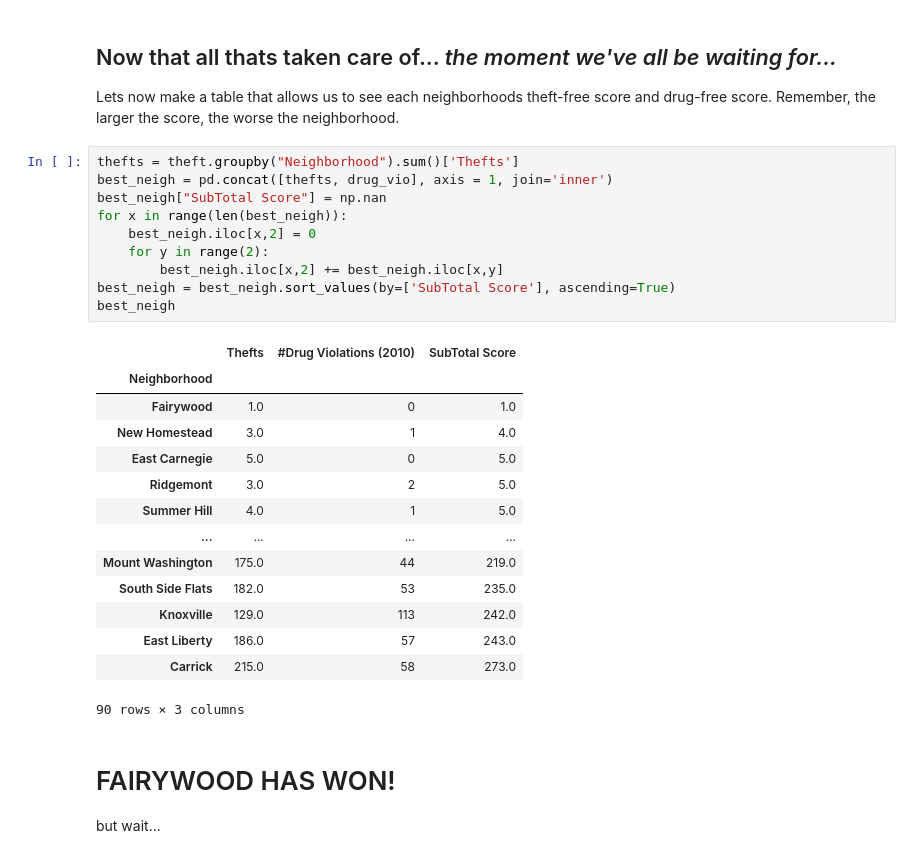
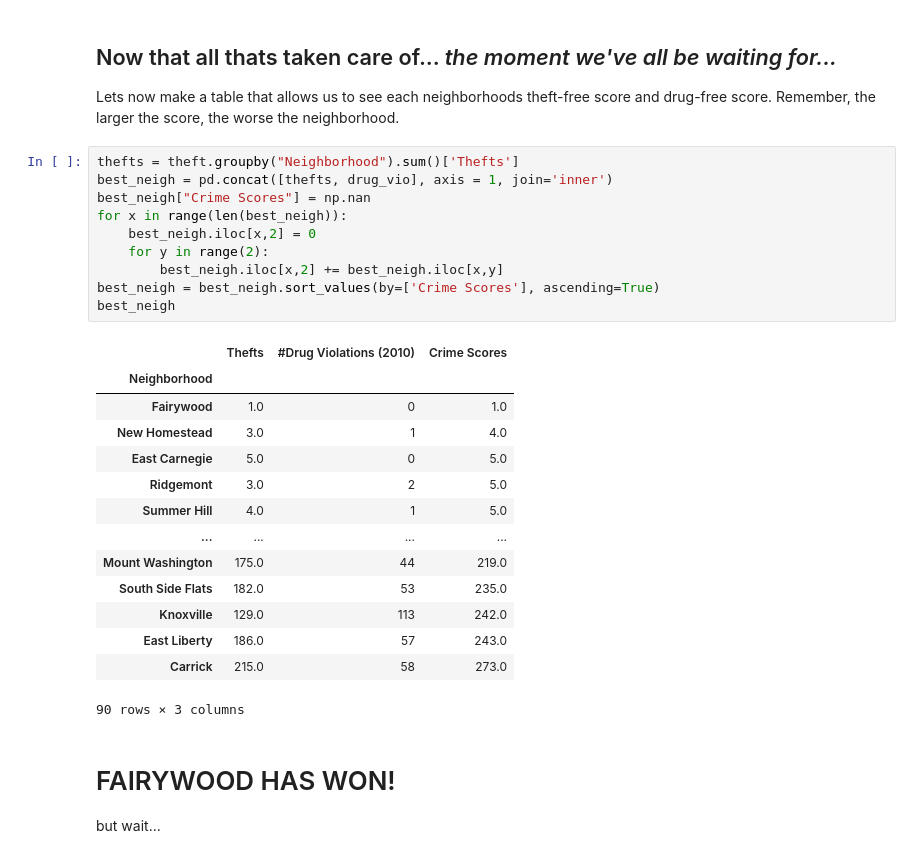
Before and after one commit to Nick0306/Big_Ideas_Final_Project, a Jupyter notebook: Dataset Notebooks/CombinedNotebook.ipynb, the cells around one changed output. Cells and saved outputs as stored; diff of their text form.

```diff
--- a/Dataset Notebooks/CombinedNotebook.ipynb
+++ b/Dataset Notebooks/CombinedNotebook.ipynb
@@ -407,15 +424,15 @@ Lets now make a table that allows us to see each neighborhoods theft-free score
 # %%
 thefts = theft.groupby("Neighborhood").sum()['Thefts']
 best_neigh = pd.concat([thefts, drug_vio], axis = 1, join='inner')
-best_neigh["SubTotal Score"] = np.nan
+best_neigh["Crime Scores"] = np.nan
 for x in range(len(best_neigh)):
     best_neigh.iloc[x,2] = 0
     for y in range(2):
         best_neigh.iloc[x,2] += best_neigh.iloc[x,y]
-best_neigh = best_neigh.sort_values(by=['SubTotal Score'], ascending=True)
+best_neigh = best_neigh.sort_values(by=['Crime Scores'], ascending=True)
 best_neigh
 # %% [output]
-|  | Thefts | #Drug Violations (2010) | SubTotal Score |
+|  | Thefts | #Drug Violations (2010) | Crime Scores |
 | Neighborhood |  |  |  |
 | Fairywood | 1.0 | 0 | 1.0 |
 | New Homestead | 3.0 | 1 | 4.0 |
```
Also changed, not shown: parts of 21 cells of this notebook, 1 other file.
